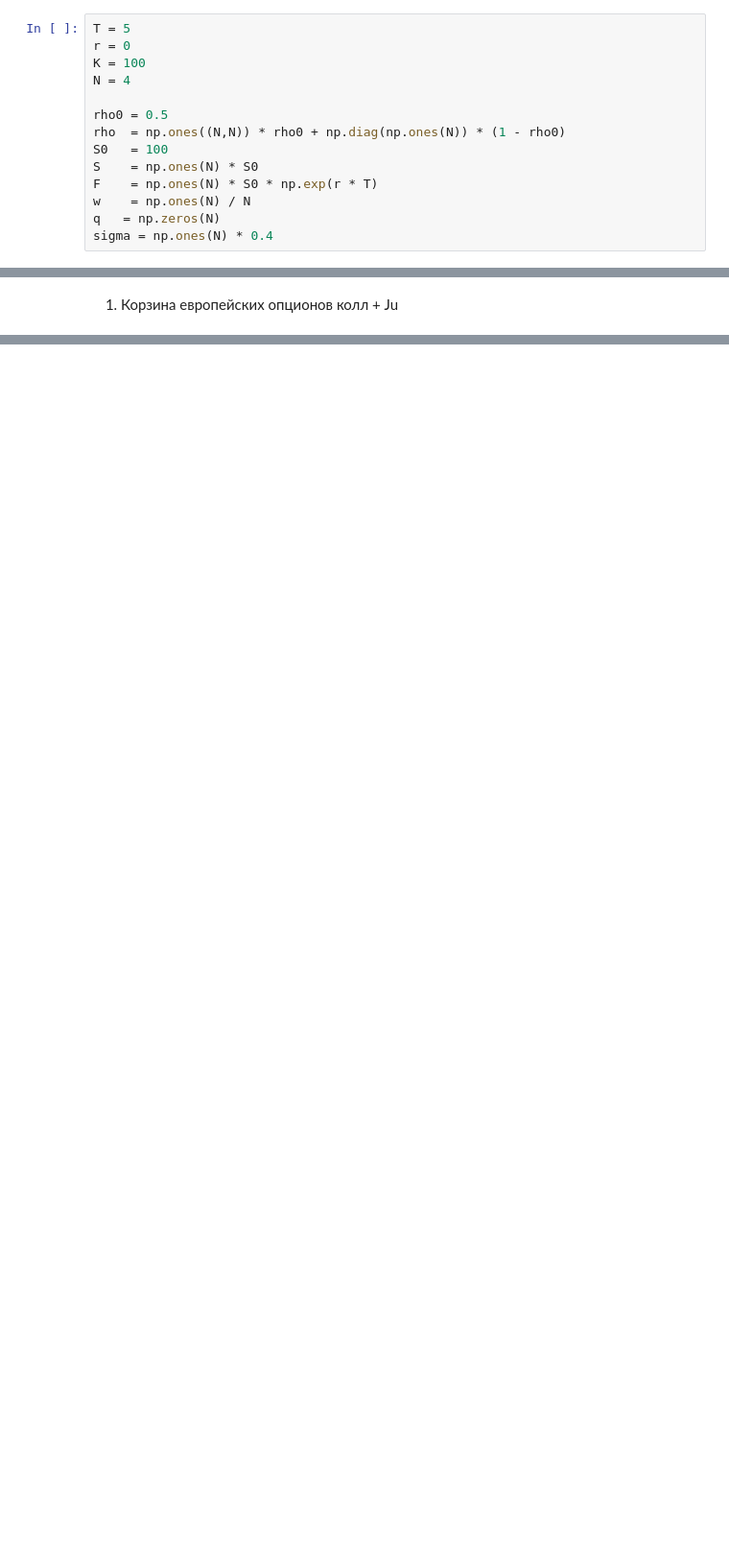
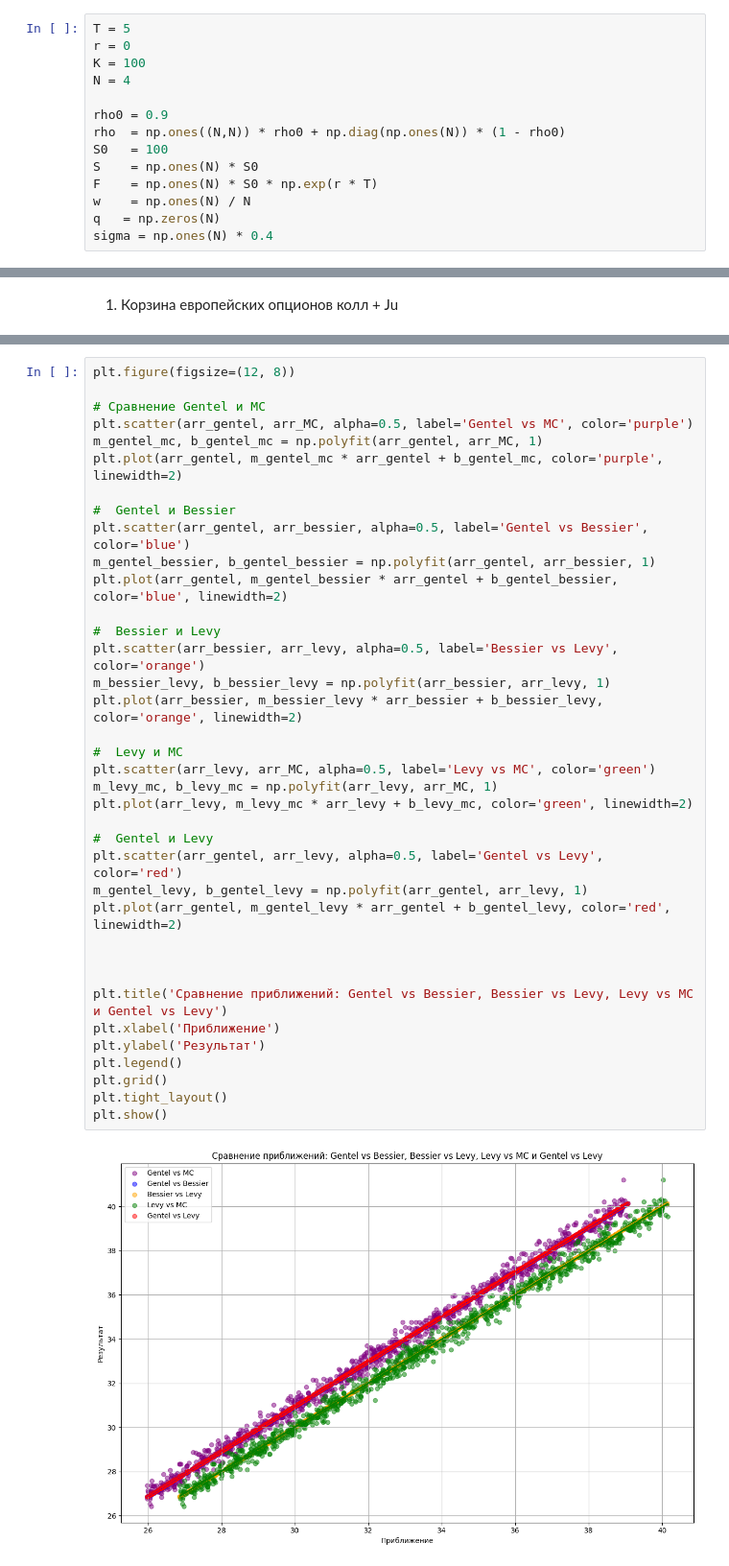
Before and after one commit to vADALVv/Hybrid_and_structural_financial_instruments, a Jupyter notebook: lab_5_GSFP.ipynb, the cells around one changed output, grey strips where cells are left out. Shown at 96% size. Saved outputs shown, nothing was run; the diff lists cells and outputs as text; blank space fills up the shorter version.

```diff
--- a/lab_5_GSFP.ipynb
+++ b/lab_5_GSFP.ipynb
@@ -29,7 +29,7 @@ r = 0
 K = 100
 N = 4
 
-rho0 = 0.5
+rho0 = 0.9
 rho  = np.ones((N,N)) * rho0 + np.diag(np.ones(N)) * (1 - rho0)
 S0   = 100
 S    = np.ones(N) * S0
@@ -757,0 +803,39 @@ Option Pricing with Deep Learning
+# %%
+plt.figure(figsize=(12, 8))
+
+# Сравнение Gentel и MC
+plt.scatter(arr_gentel, arr_MC, alpha=0.5, label='Gentel vs MC', color='purple')
+m_gentel_mc, b_gentel_mc = np.polyfit(arr_gentel, arr_MC, 1)
+plt.plot(arr_gentel, m_gentel_mc * arr_gentel + b_gentel_mc, color='purple', linewidth=2)
+
+#  Gentel и Bessier
+plt.scatter(arr_gentel, arr_bessier, alpha=0.5, label='Gentel vs Bessier', color='blue')
+m_gentel_bessier, b_gentel_bessier = np.polyfit(arr_gentel, arr_bessier, 1)
+plt.plot(arr_gentel, m_gentel_bessier * arr_gentel + b_gentel_bessier, color='blue', linewidth=2)
+
+#  Bessier и Levy
+plt.scatter(arr_bessier, arr_levy, alpha=0.5, label='Bessier vs Levy', color='orange')
+m_bessier_levy, b_bessier_levy = np.polyfit(arr_bessier, arr_levy, 1)
+plt.plot(arr_bessier, m_bessier_levy * arr_bessier + b_bessier_levy, color='orange', linewidth=2)
+
+#  Levy и MC
+plt.scatter(arr_levy, arr_MC, alpha=0.5, label='Levy vs MC', color='green')
+m_levy_mc, b_levy_mc = np.polyfit(arr_levy, arr_MC, 1)
+plt.plot(arr_levy, m_levy_mc * arr_levy + b_levy_mc, color='green', linewidth=2)
+
+#  Gentel и Levy
+plt.scatter(arr_gentel, arr_levy, alpha=0.5, label='Gentel vs Levy', color='red')
+m_gentel_levy, b_gentel_levy = np.polyfit(arr_gentel, arr_levy, 1)
+plt.plot(arr_gentel, m_gentel_levy * arr_gentel + b_gentel_levy, color='red', linewidth=2)
+
+
+
+plt.title('Сравнение приближений: Gentel vs Bessier, Bessier vs Levy, Levy vs MC и Gentel vs Levy')
+plt.xlabel('Приближение')
+plt.ylabel('Результат')
+plt.legend()
+plt.grid()
+plt.tight_layout()
+plt.show()
+# %% [output]
+[figure, added]
```
Also changed, not shown: parts of 16 cells of this notebook.
